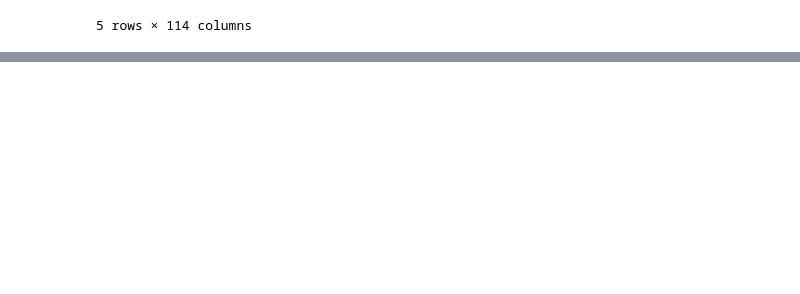
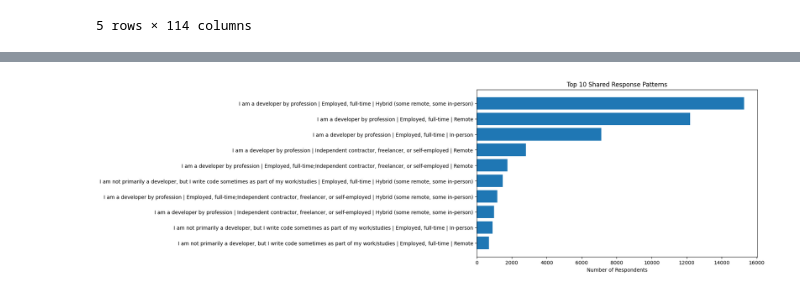
Before and after one commit to dev-evelin/ibm-data-analyst-capstone, a Jupyter notebook: notebooks/01_data_exploration.ipynb, the cells around one changed output, grey strips where cells are left out. Drawn from its saved outputs; the diff is of its cells as text; code cells hidden in the pictures; blank space fills up the shorter version.

```diff
--- a/notebooks/01_data_exploration.ipynb
+++ b/notebooks/01_data_exploration.ipynb
@@ -24,0 +150,5 @@ df.head()
+# %%
+group_cols = ["MainBranch", "Employment", "RemoteWork"]
+
+pattern_groups = df.groupby(group_cols).size().reset_index(name="count")
+pattern_groups.sort_values("count", ascending=False).head(10)
@@ -24,0 +216,8 @@ df.head()
+# %%
+pattern_distribution = (
+    df.groupby(group_cols)
+        .size()
+        .reset_index(name="count")
+    .sort_values("count", ascending=False)
+)
+pattern_distribution.head(10)
@@ -24,0 +236,3 @@ df.head()
+# %%
+top_patterns = pattern_distribution.head(10)
+top_patterns
@@ -24,0 +251,19 @@ df.head()
+# %%
+labels = top_patterns.apply(
+    lambda x: f"{x['MainBranch']} | {x['Employment']} | {x['RemoteWork']}",
+    axis=1
+)
+# %%
+import matplotlib.pyplot as plt
+
+plt.figure(figsize=(10,6))
+
+plt.barh(labels, top_patterns["count"])
+
+plt.xlabel("Number of Respondents")
+plt.title("Top 10 Shared Response Patterns")
+plt.gca().invert_yaxis()
+
+plt.show()
+# %% [output]
+[figure, added]
```
Also changed, not shown: parts of 35 cells of this notebook.
